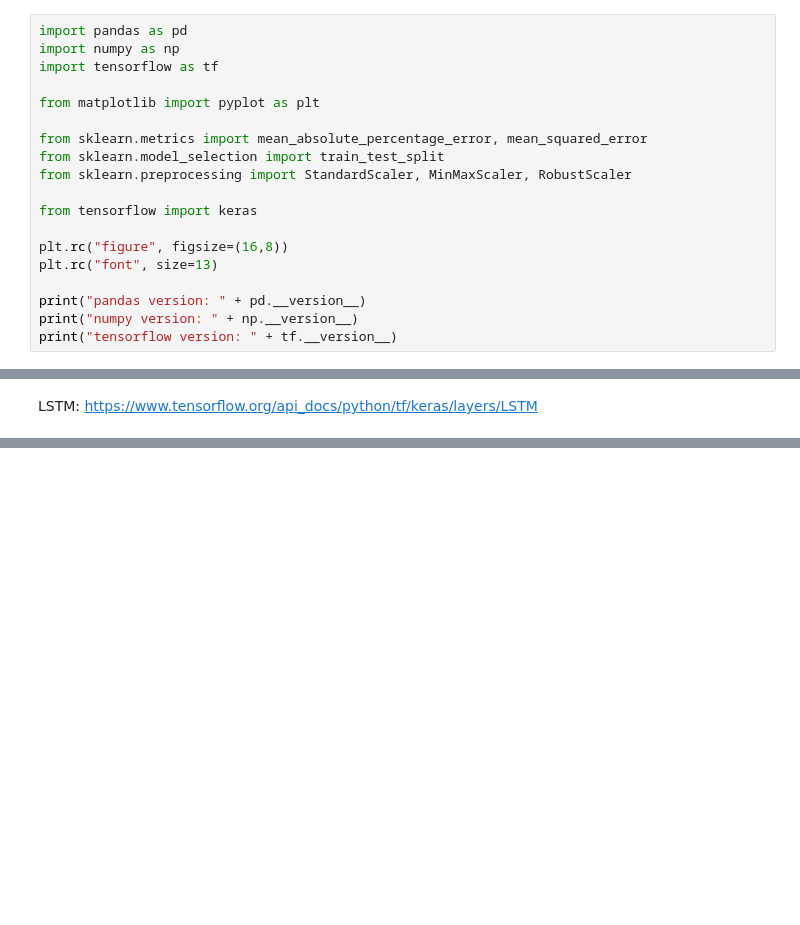
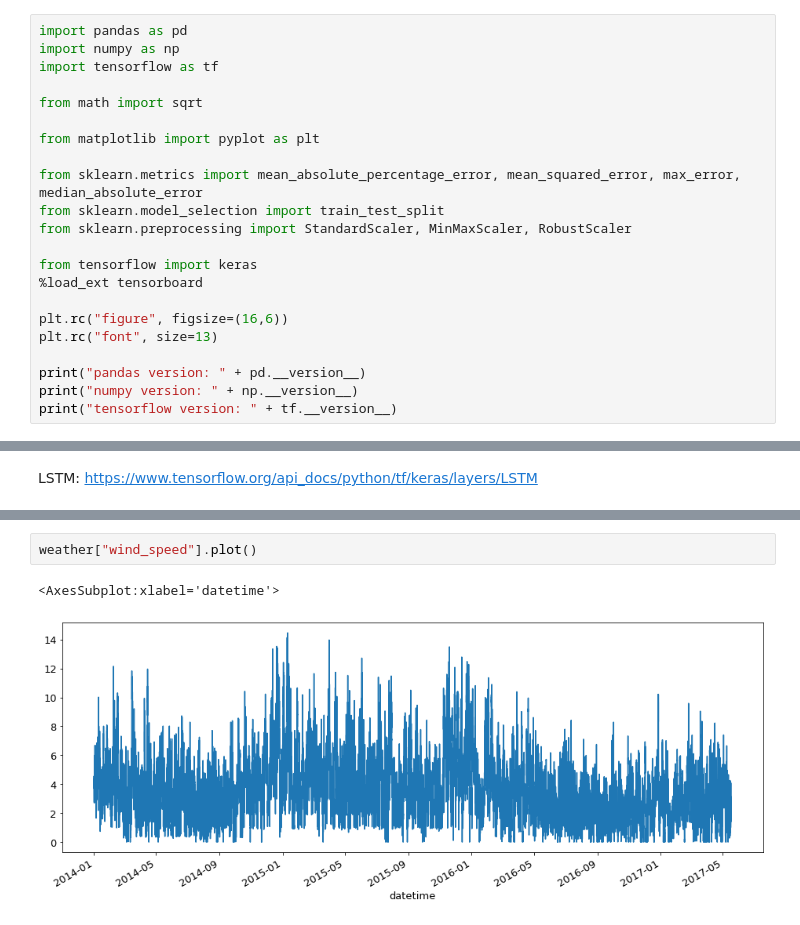
Before and after one commit to dorotheelaugwitz/master-thesis, a Jupyter notebook: prediction_rnn.ipynb, the cells around one changed output, grey strips where cells are left out. Saved outputs shown, nothing was run; the diff lists cells and outputs as text; blank space fills up the shorter version.

```diff
--- a/prediction_rnn.ipynb
+++ b/prediction_rnn.ipynb
@@ -3,15 +3,18 @@ import pandas as pd
 import numpy as np
 import tensorflow as tf
 
+from math import sqrt
+
 from matplotlib import pyplot as plt
 
-from sklearn.metrics import mean_absolute_percentage_error, mean_squared_error
+from sklearn.metrics import mean_absolute_percentage_error, mean_squared_error, max_error, median_absolute_error
 from sklearn.model_selection import train_test_split
 from sklearn.preprocessing import StandardScaler, MinMaxScaler, RobustScaler
 
 from tensorflow import keras
+%load_ext tensorboard
 
-plt.rc("figure", figsize=(16,8))
+plt.rc("figure", figsize=(16,6))
 plt.rc("font", size=13)
 
 print("pandas version: " + pd.__version__)
@@ -36,0 +61,5 @@ df.head(3)
+# %%
+weather["wind_speed"].plot()
+# %% [output]
+<AxesSubplot:xlabel='datetime'>
+[figure, added]
```
Also changed, not shown: parts of 21 cells of this notebook, 7 other files.
